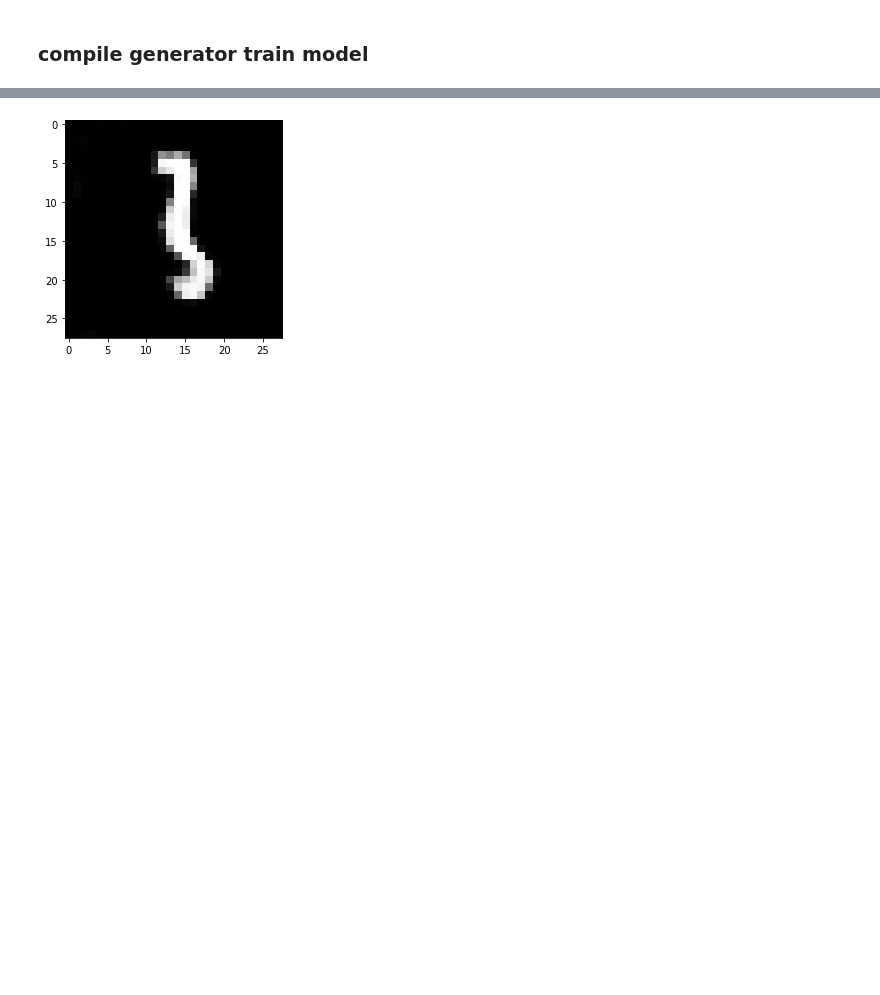
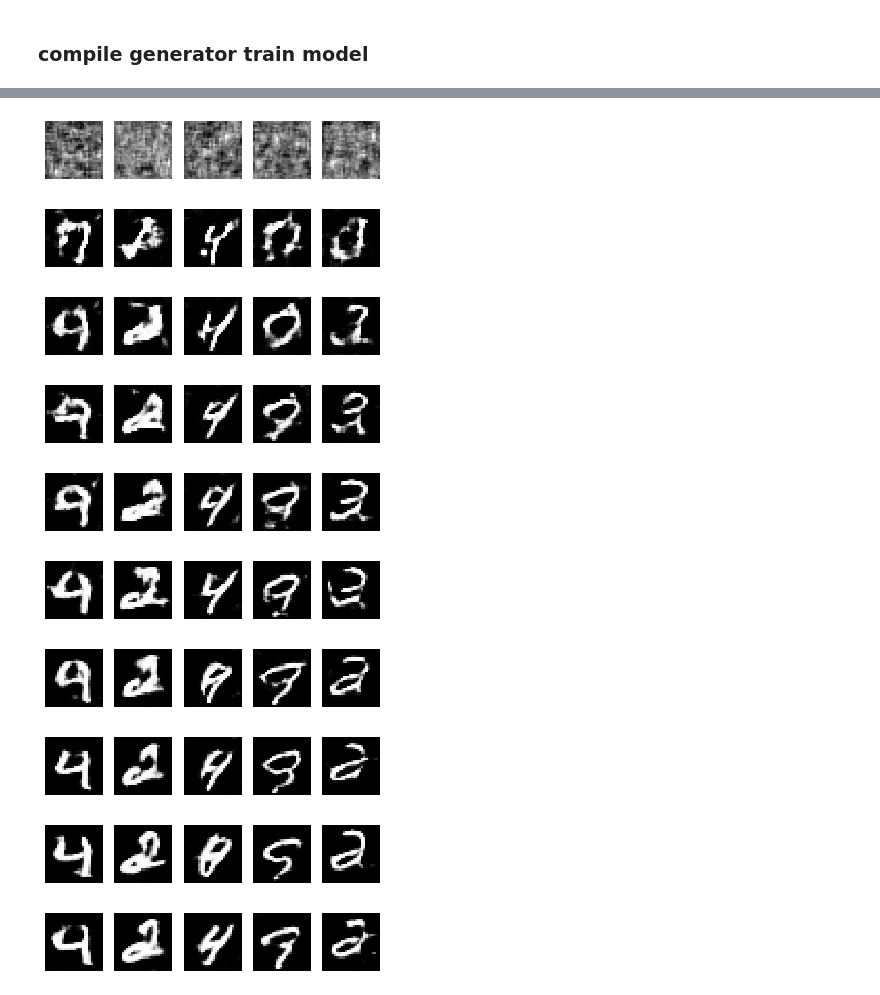
Before and after one commit to Masao-Taketani/various_GANs_analysis, a Jupyter notebook: dcgan.ipynb, the cells around one changed output, grey strips where cells are left out. Saved outputs shown, nothing was run; the diff lists cells and outputs as text; code cells hidden in the pictures; blank space fills up the shorter version.

Commit message:
modified the way of plotting imgs

```diff
--- a/dcgan.ipynb
+++ b/dcgan.ipynb
@@ -221,16 +214,48 @@ def plot_generated_img(noise):
+# %%
+def plot_generated_imgs(rows, cols, noises, it, gen_model):
+    print("iteration: ", it)
+
+    gen_imgs = gen_model.predict(noises)
+
+    # since gen model outputs values ranging from -1 to 1,
+    # nomalize imgs ranging from 0 to 1
+    #=====================================================================
+    # matplotlib.pyplot.imshow(..., norm=None, ...):
+    # By default, a linear scaling mapping the lowest value to 0 and
+    # the highest to 1 is used. This parameter is ignored for RGB(A) data.
+    #=====================================================================
+
+    gen_imgs = 0.5 * gen_imgs + 0.5
+
+    fig, axs = plt.subplots(rows, cols)
+
+    ith_img = 0
+    for row in range(rows):
+        for col in range(cols):
+            try:
+                axs[row, col].imshow(gen_imgs[ith_img,:,:,0], cmap="gray")
+                axs[row, col].axis("off")
+                ith_img += 1
+            except IndexError:
+                axs[col].imshow(gen_imgs[ith_img,:,:,0], cmap="gray")
+                axs[col].axis("off")
+                ith_img += 1
 # %%
-iterations = 4000
+iterations = 10_000
 batch_size = 64
-test_noise = np.random.normal(0, 1, (1, z_dims))
+rows, cols = 1, 5
+noises = np.random.normal(0, 1, (rows * cols, z_dims))
 
+print("[training log]")
 for it in range(iterations):
     disc_loss = train_disc(disc_model, gen_model, x_train, batch_size)
     gen_loss = train_gen(comb_model, batch_size)
 
-    if it % 500 == 0:
+    if it % 1000 == 0:
         print("iteration: %d disc loss: %f, disc acc: %.2f%% | gen loss: %f, "
         "gen acc: %.2f%%" %
           (it, disc_loss[0], 100 * disc_loss[1], gen_loss[0], gen_loss[1]))
+        plot_generated_imgs(rows, cols, noises, it, gen_model)
 
-plot_generated_img(test_noise)
+print("[5 generated images for each 1000th iteration]")
 # %% [output]
@@ -247 +279,10 @@ iteration: 3500 disc loss: 0.597010, disc acc: 70.31% | gen loss: 1.010860, gen
-[figure, old version]
+[figure, new version]
+[figure, added]
+[figure, added]
+[figure, added]
+[figure, added]
+[figure, added]
+[figure, added]
+[figure, added]
+[figure, added]
+[figure, added]
```
Also changed, not shown: parts of 2 cells of this notebook.
